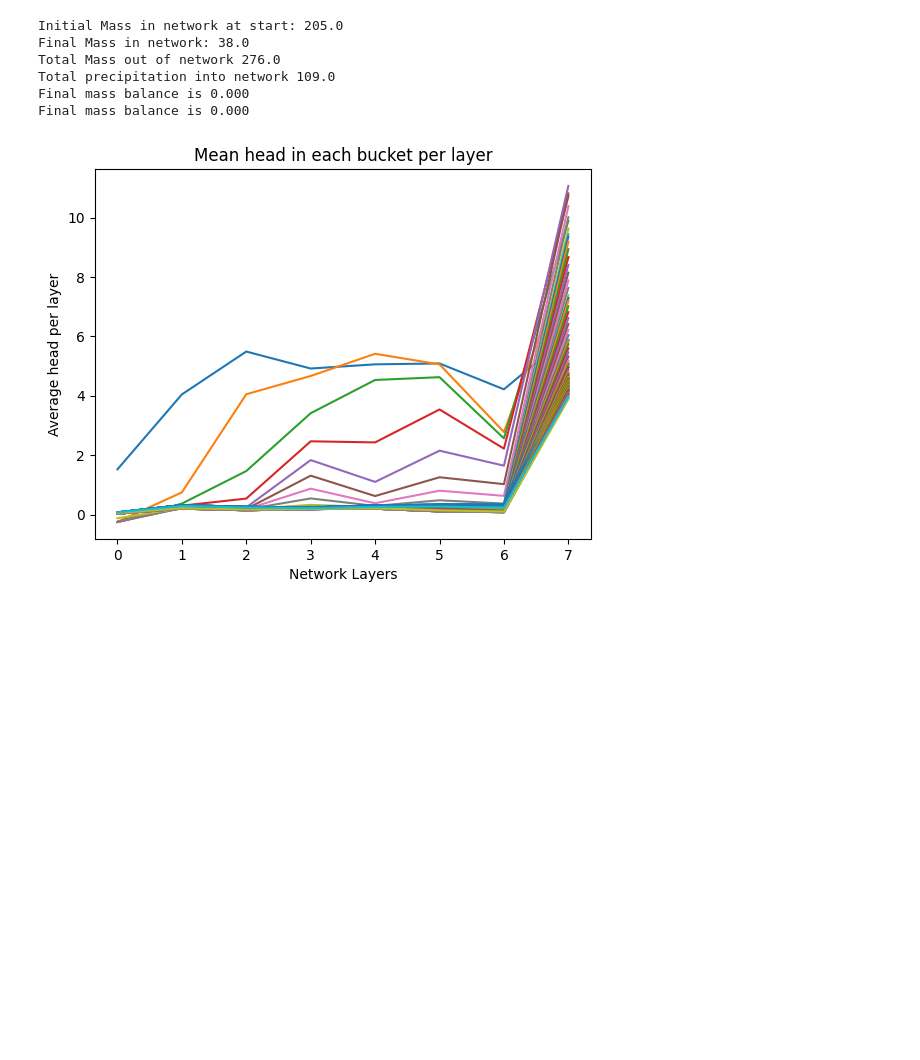
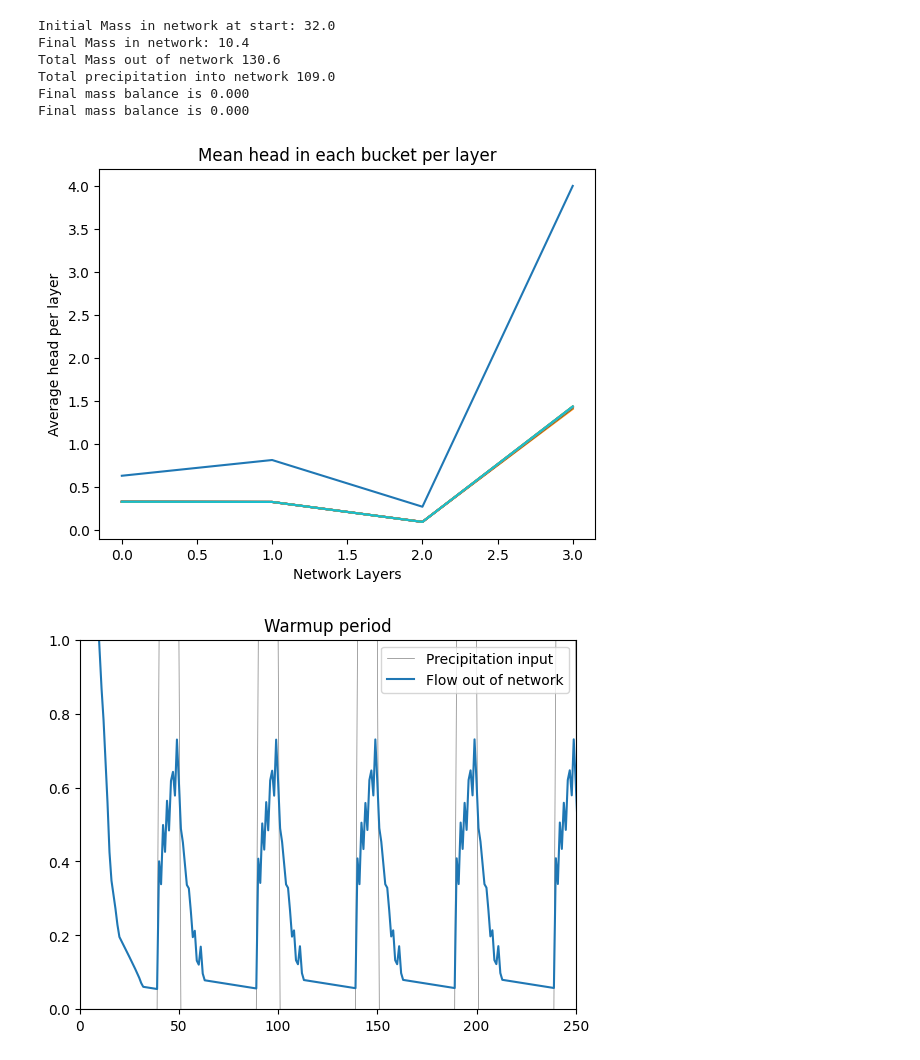
Before and after one commit to jmframe/nash_cascade_neural_network, a Jupyter notebook: nash_cascade_neural_network.ipynb, the cells around one changed output. Cells and saved outputs as stored; diff of their text form; code cells hidden in the pictures; blank space fills up the shorter version.

```diff
--- a/nash_cascade_neural_network.ipynb
+++ b/nash_cascade_neural_network.ipynb
@@ -9,9 +9,11 @@
 # Need a function that solves this individually at a single buckets
 # Then a function that loops through and moves the water to the downstream buckets
 # %%
+import torch
 import numpy as np
 import matplotlib.pyplot as plt
 from ncnn import NashCascadeNeuralNetwork as ncnn
 # Precipitation standard variable name used in the ncnn model interface
 PRECIP_SVN = "atmosphere_water__liquid_equivalent_precipitation_rate"
 DO_PLOT = True
+N_TIMESTEPS = 500
@@ -22,0 +20,14 @@ bucket_net.initialize()
+# %%
+network_precip_input_list = []
+count = 0
+for i in range(N_TIMESTEPS):
+
+    ###########################################################################
+    if count > 39:
+        network_precip_input_list.append(1)
+    else:
+        network_precip_input_list.append(0)
+    if count == 50:
+        count = 0
+    count+=1
+    ###########################################################################
@@ -23,57 +37,72 @@ bucket_net.initialize()
 # %%
+# Example 0
+bucket_net = ncnn(cfg_file="./config_0.json")
+bucket_net.initialize()
 bucket_net.summarize_network()
 inital_mass_in_network = np.sum([tensor.item() for tensor in bucket_net.sum_H_per_layer])
 print(f"Initial Mass in network at start: {inital_mass_in_network:.1f}")
-network_outflow_list = []
-network_precip_input_list = []
-count = 0
-for i in range(500):
-
-    ###########################################################################
-    if count > 39:
-        network_precip_input_list.append(1)
-    else:
-        network_precip_input_list.append(0)
-    if count == 50:
-        count = 0
-    count+=1
-    ###########################################################################
+network_outflow_list_0 = []
+for i in range(N_TIMESTEPS):
 
     ###########################################################################
     ###########################################################################
-    bucket_net.set_value(PRECIP_SVN, np.array(network_precip_input_list[-1]))
+    bucket_net.set_value(PRECIP_SVN, np.array(network_precip_input_list[i]))
     bucket_net.update_network()
-    network_outflow_list.append(bucket_net.network_outflow.item())
+    network_outflow_list_0.append(bucket_net.network_outflow.item())
     bucket_net.summarize_network()
     ###########################################################################
     ###########################################################################
 
     if DO_PLOT:
-        if i % 5 == 0:
+        if i % int(N_TIMESTEPS/10) == 0:
             plt.plot([tensor.item() for tensor in bucket_net.mean_H_per_layer])
 
 ###########################################################################
 total_mass_precip_in = np.sum(np.array(network_precip_input_list))
 final_mass_in_network = np.sum([tensor.item() for tensor in bucket_net.sum_H_per_layer])
-total_mass_outflow = np.sum(network_outflow_list)
+total_mass_outflow = np.sum(network_outflow_list_0)
 print(f"Final Mass in network: {final_mass_in_network:.1f}")
 print(f"Total Mass out of network {total_mass_outflow:.1f}")
 print(f"Total precipitation into network {total_mass_precip_in:.1f}")
 mass_balance = (inital_mass_in_network + total_mass_precip_in) - (final_mass_in_network + total_mass_outflow)
 print(f"Final mass balance is {mass_balance:.3f}")
 mass_balance = (inital_mass_in_network - final_mass_in_network) - (total_mass_outflow - total_mass_precip_in)
 print(f"Final mass balance is {mass_balance:.3f}")
 if DO_PLOT:
     plt.title("Mean head in each bucket per layer")
     plt.ylabel("Average head per layer")
     plt.xlabel("Network Layers")
     plt.show()
     plt.close()
+
+if DO_PLOT:
+    startplt = 0
+    endplt = 250
+
+    plt.plot(network_precip_input_list, c="grey", lw=0.5, label="Precipitation input")
+    plt.plot(network_outflow_list_0, label="Flow out of network")
+    plt.xlim([startplt, endplt])
+    plt.ylim([0, np.max(np.array(network_precip_input_list)[startplt:endplt])])
+    plt.legend()
+    plt.title("Warmup period")
+    plt.show()
+    plt.close()
+    startplt = int(len(network_outflow_list_0)-(len(network_outflow_list_0)/2))
+    endplt = int(len(network_outflow_list_0))
+    plt.plot(network_precip_input_list, c="grey", lw=0.5, label="Precipitation input")
+    plt.plot(network_outflow_list_0, label="Flow out of network")
+    plt.xlim([startplt, endplt])
+    plt.ylim([0, np.max(np.array(network_precip_input_list)[startplt:endplt])])
+    plt.legend()
+    plt.title("Flow out from network and precip")
+    plt.show()
+    plt.close()
 # %% [output]
-Initial Mass in network at start: 205.0
-Final Mass in network: 38.0
-Total Mass out of network 276.0
+Initial Mass in network at start: 32.0
+Final Mass in network: 10.4
+Total Mass out of network 130.6
 Total precipitation into network 109.0
 Final mass balance is 0.000
 Final mass balance is 0.000
-[figure, old version]
+[figure, new version]
+[figure, added]
```
Also changed, not shown: parts of 8 cells of this notebook, 4 other files.
